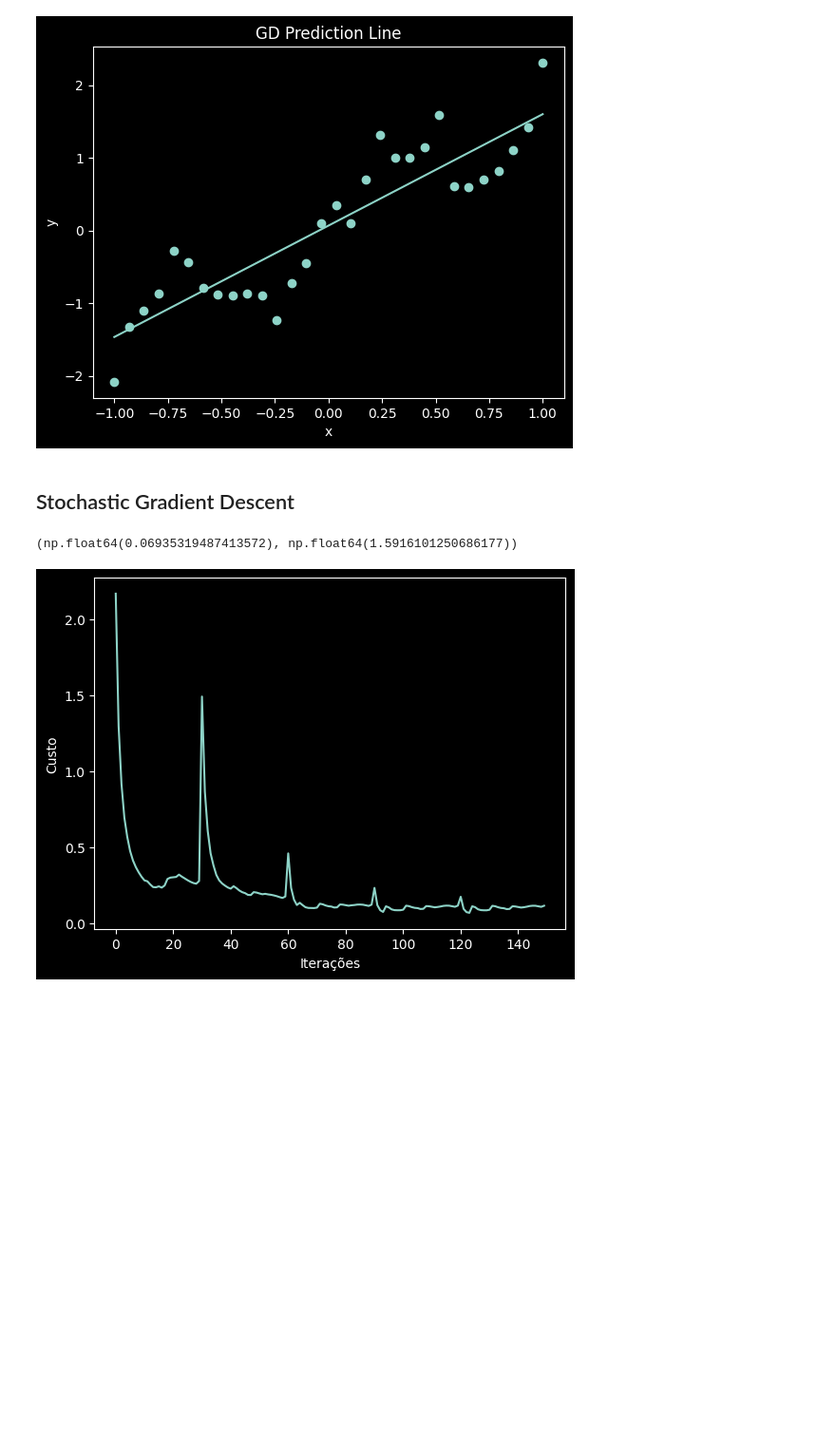
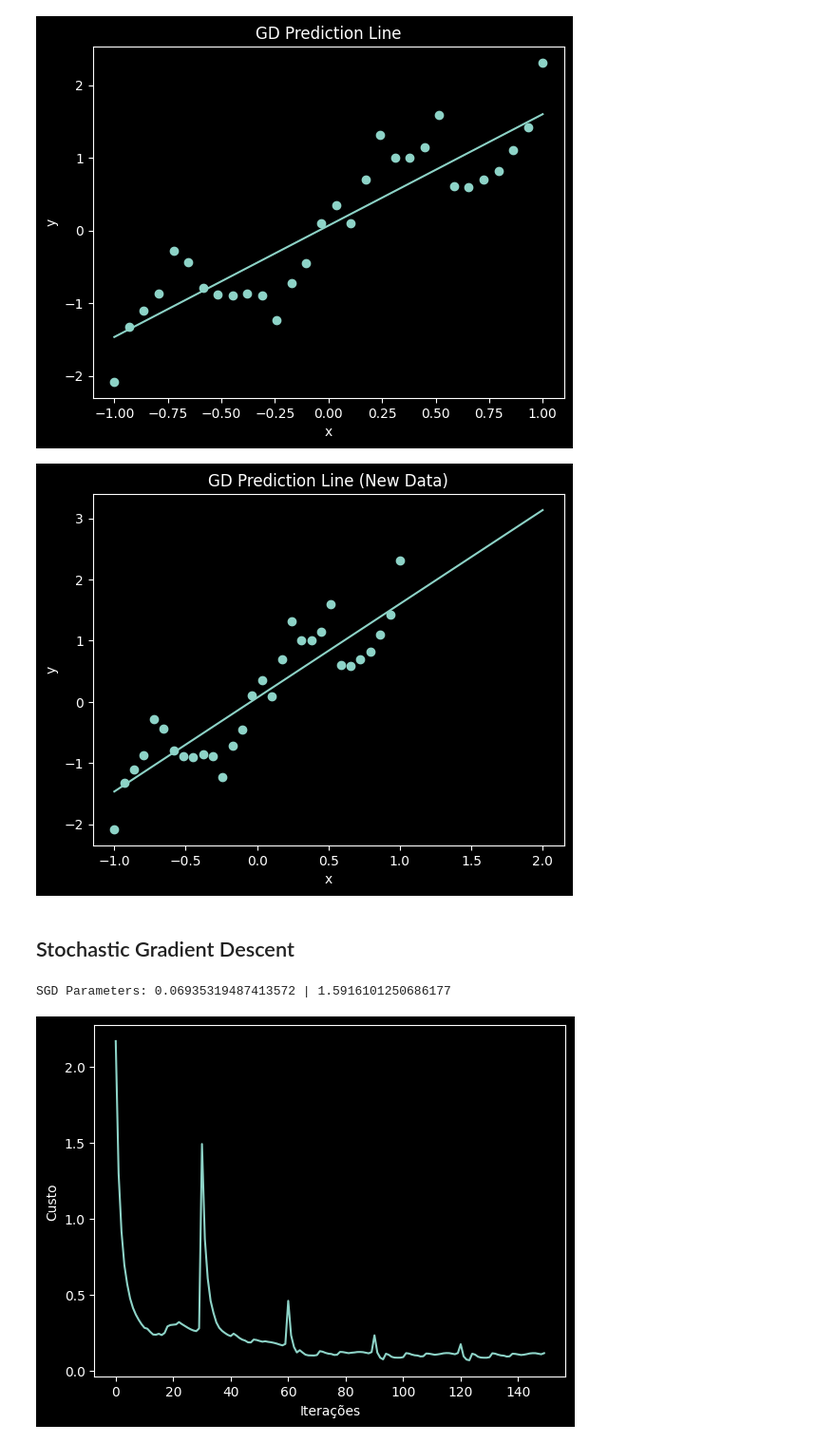
Before and after one commit to viniciuspxc/Reconhecimento_de_Padroes, a Jupyter notebook: Listas/Lista 1/Lista 01.ipynb, the cells around one changed output. Shown at 95% size. Drawn from its saved outputs; the diff is of its cells as text; code cells hidden in the pictures; blank space fills up the shorter version.

```diff
--- a/Listas/Lista 1/Lista 01.ipynb
+++ b/Listas/Lista 1/Lista 01.ipynb
@@ -109,6 +113,16 @@ plt.title('GD Prediction Line')
 plt.show()
 # %% [output]
 [figure]
+# %%
+new_data = np.arange(-1, 2.1, 0.1)
+plt.scatter(data['x'], data['y'])
+plt.plot(new_data, GD.predict(new_data))
+plt.xlabel('x')
+plt.ylabel('y')
+plt.title('GD Prediction Line (New Data)')
+plt.show()
+# %% [output]
+[figure, added]
 # %% [markdown]
 ## Stochastic Gradient Descent
 # %%
@@ -167,10 +182,11 @@ class StochasticGradientDescent:
         return self.w0 + self.w1 * x
 # %%
 SGD = StochasticGradientDescent(alpha=0.1, epochs=5)
-# %%
-SGD.fit(df['x'], df['y'])
-# %% [output]
-(np.float64(0.06935319487413572), np.float64(1.5916101250686177))
+# %%
+SGD.fit(data['x'], data['y'])
+print('SGD Parameters:', SGD.w0, '|', SGD.w1)
+# %% [output]
+SGD Parameters: 0.06935319487413572 | 1.5916101250686177
 # %%
 plt.plot(SGD.cost_per_iteration)
 plt.xlabel("Iterações")
```
Also changed, not shown: parts of 17 cells of this notebook, 1 other file.
